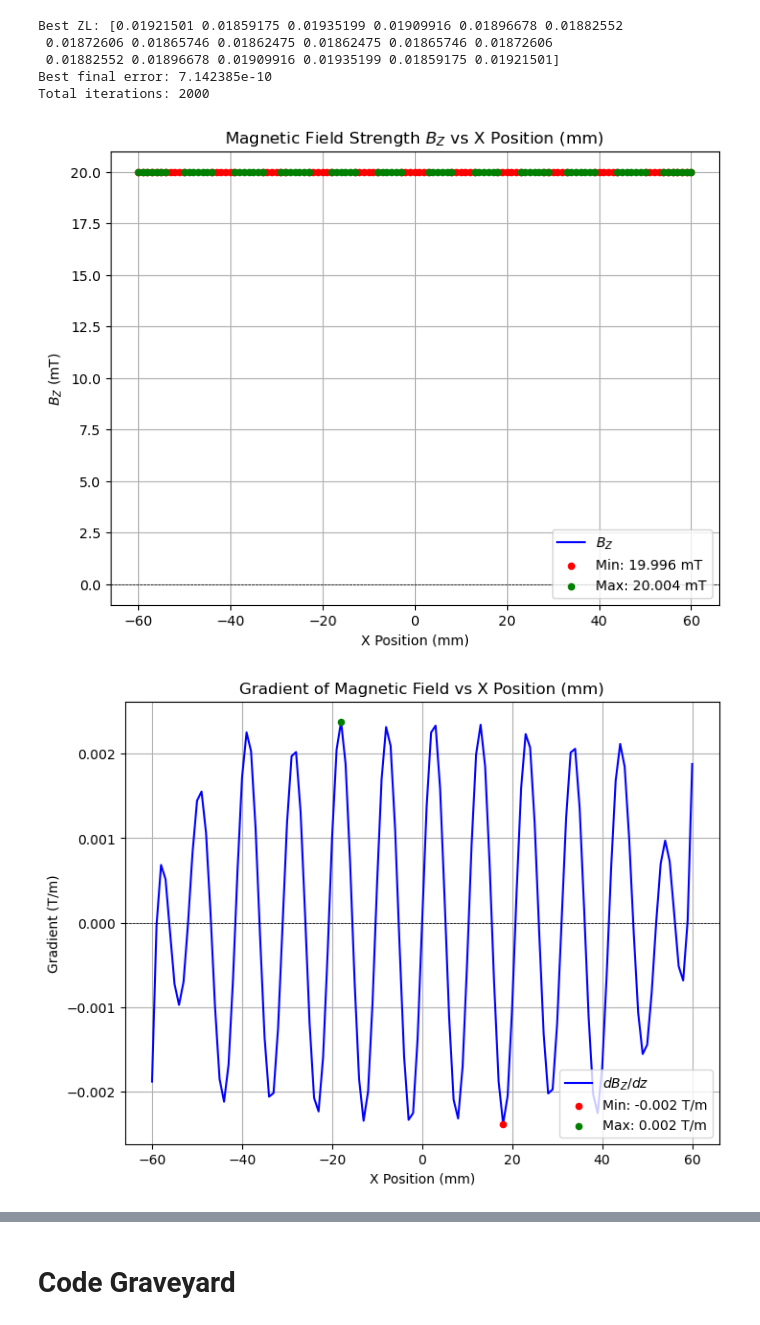
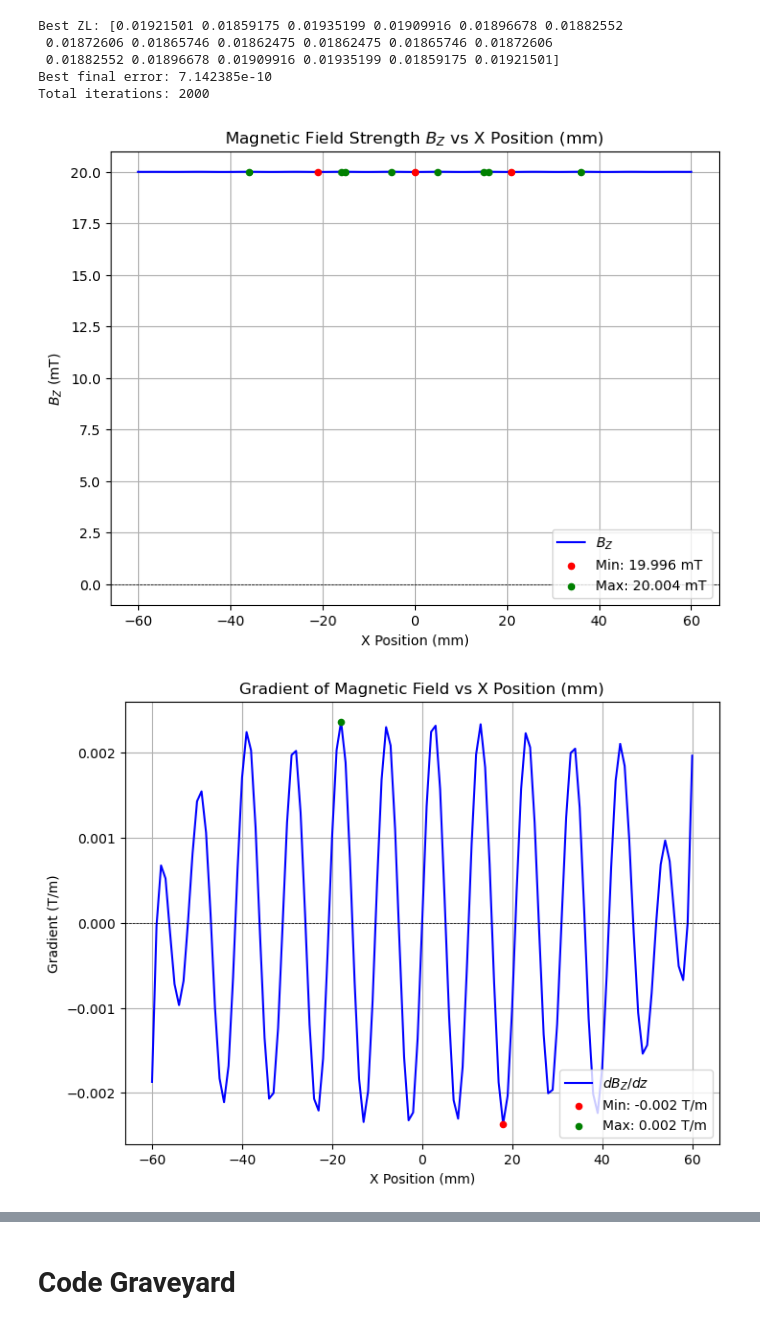
Before and after one commit to joostwijn/Rotating_Magnetic_Setup, a Jupyter notebook: 3. Magnets/Field_Shaping_Algorithm_JAX.ipynb, the cells around one changed output, grey strips where cells are left out. Cells and saved outputs as stored; diff of their text form; code cells hidden in the pictures.

Commit message:
Optimization B-value done and 'optimization' plot mode added

```diff
--- a/3. Magnets/Field_Shaping_Algorithm_JAX.ipynb
+++ b/3. Magnets/Field_Shaping_Algorithm_JAX.ipynb
@@ -656,7 +656,7 @@ def plot_Bz(mode = None):
     coord_mm = coord * 1e3
 
     # Compute the overall minimum and maximum values using a tolerance.
-    tol = 0.5e-5
+    tol = 0.0 if mode == "Optimize" else 0.5e-5 # Set tolerance low for optimization mode to avoid too many points.
     min_val = np.min(result)
     max_val = np.max(result)
     min_indices = np.where(np.isclose(result, min_val, atol=tol))[0]
@@ -1591,8 +1610,8 @@ Total iterations: 2000
 # %%
 # Plot the optimized configuration
 ZL = jnp.array(best_zl)  # Update ZL with the best configuration.
-plot_Bz(mode="Fixed")
-plot_derivative(mode="Fixed")
+plot_Bz(mode="Optimize")
+plot_derivative(mode="Optimize")
 # %% [output]
-[figure, old version]
+[figure, new version]
 [figure]
```
Also changed, not shown: parts of 13 cells of this notebook.
